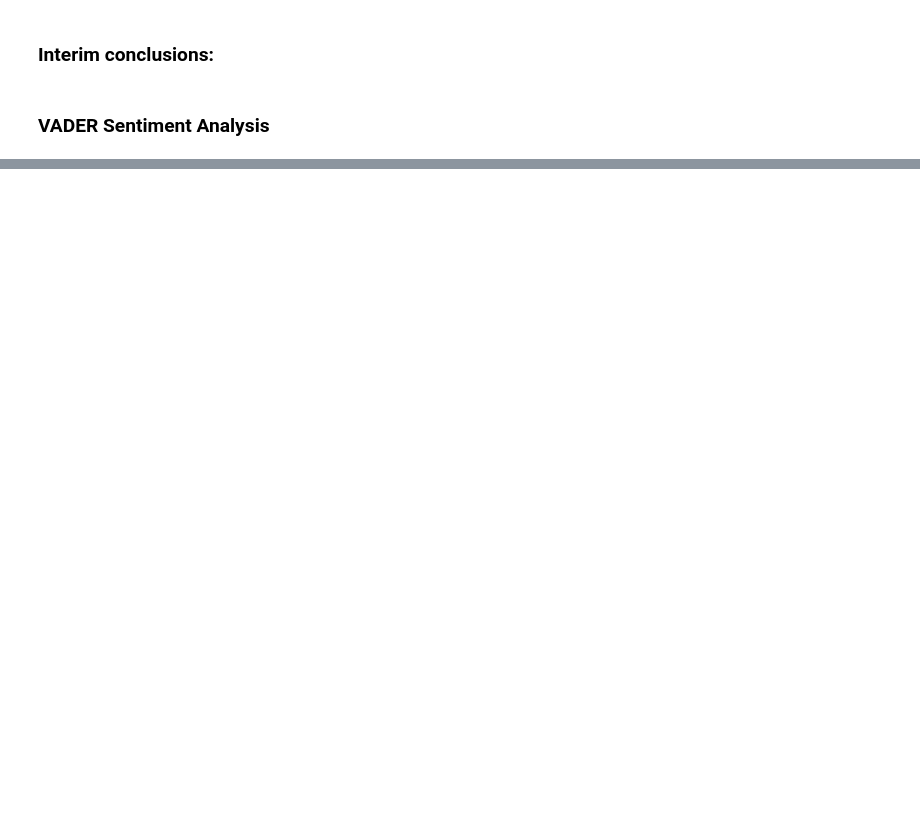
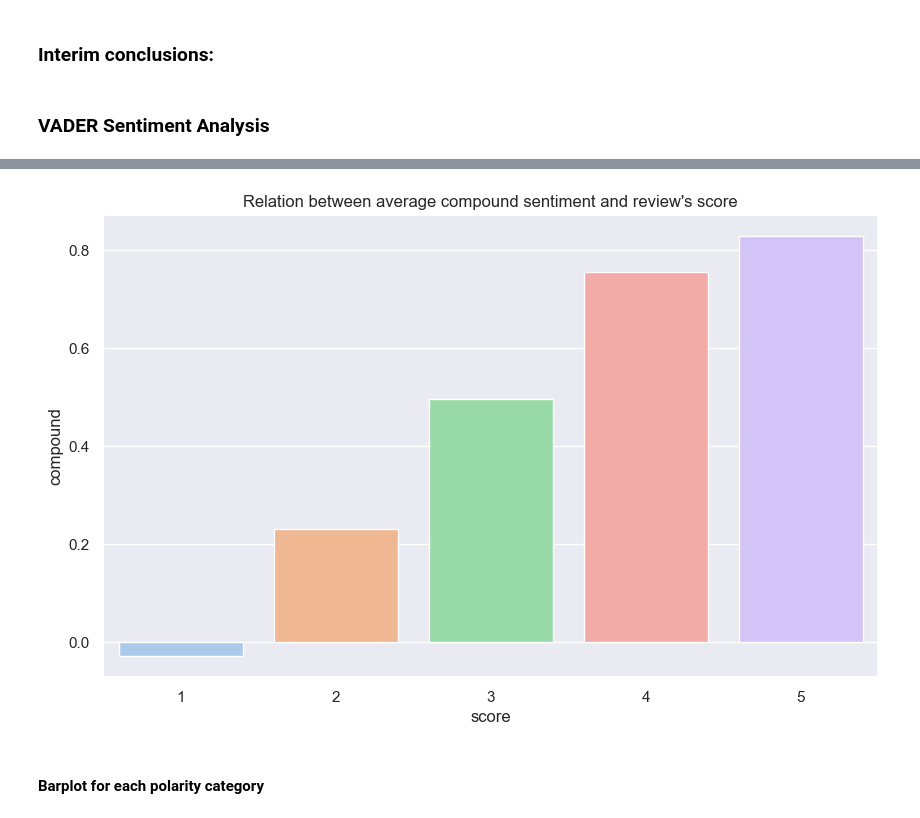
Before and after one commit to mverbytska/amazon-reviews-sentiment-analysis, a Jupyter notebook: myenv/amazon_sentiment_analysis.ipynb, the cells around one changed output, grey strips where cells are left out. Cells and saved outputs as stored; diff of their text form; code cells hidden in the pictures; blank space fills up the shorter version.

```diff
--- a/myenv/amazon_sentiment_analysis.ipynb
+++ b/myenv/amazon_sentiment_analysis.ipynb
@@ -505,0 +574,14 @@ print(polarity_scores[0])
+# %%
+aveg_sentiment_by_score = vader_data.groupby('score')['compound'].mean().reset_index()
+plt.figure(figsize=(10,6))
+sns.barplot(data=aveg_sentiment_by_score,
+            x='score',
+            y='compound',
+            hue='score',
+            palette='pastel',
+            legend=False).set(title='Relation between average compound sentiment and review\'s score')
+plt.show()
+# %% [output]
+[figure, added]
+# %% [markdown]
+#### Barplot for each polarity category
```
Also changed, not shown: parts of 28 cells of this notebook.
